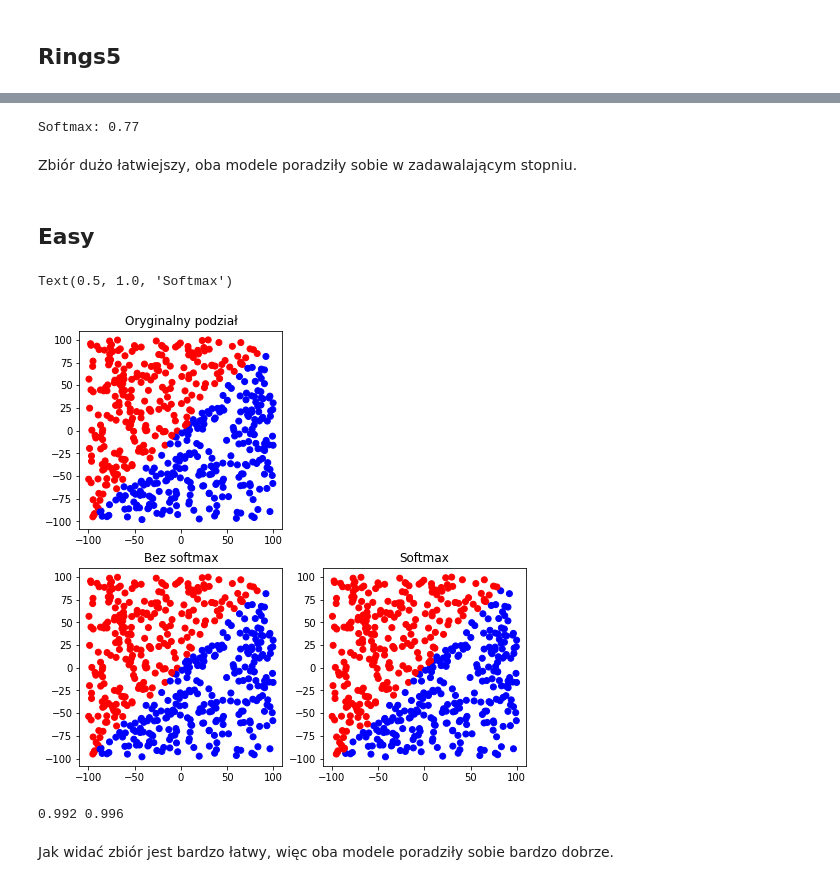
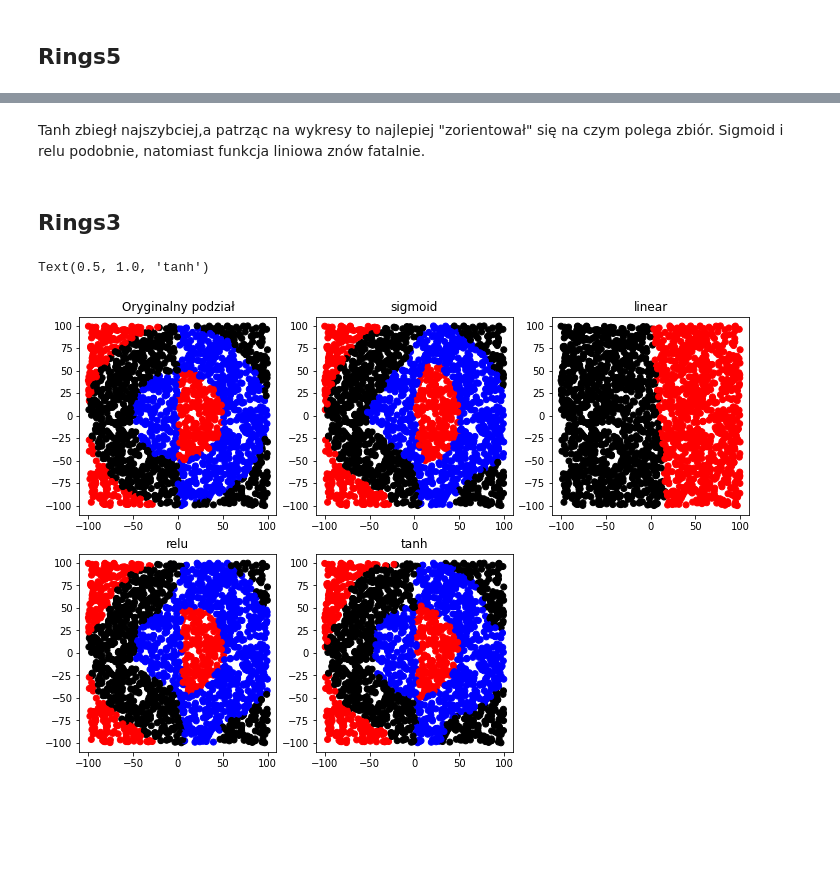
Before and after one commit to bartoszrozek/Metody-Inteligencji-Obliczeniowej, a Jupyter notebook: zadania/Lab5.ipynb, the cells around one changed output, grey strips where cells are left out. Cells and saved outputs as stored; diff of their text form; code cells hidden in the pictures; blank space fills up the shorter version.

```diff
--- a/zadania/Lab5.ipynb
+++ b/zadania/Lab5.ipynb
@@ -345,0 +359,2 @@ plt.legend()
+# %%
+iterations_set = [1,5,10,25,50]
@@ -486,17 +560,17 @@ Text(0.5, 1.0, 'Accuracy')
-# %%
-print("Softmax:",accuracy_score(test_df['c'], mlp.classify(x_test)))
-# %% [output]
-Softmax: 0.77
-# %% [markdown]
-Zbiór dużo łatwiejszy, oba modele poradziły sobie w zadawalającym stopniu.
+# %% [markdown]
+Tanh zbiegł najszybciej,a patrząc na wykresy to najlepiej "zorientował" się na czym polega zbiór. Sigmoid i relu podobnie, natomiast funkcja liniowa znów fatalnie.
 # %% [markdown]
-## Easy
+## Rings3
 # %%
-train_df = pd.read_csv('mio_data/classification/easy-training.csv')
-test_df = pd.read_csv('mio_data/classification/easy-test.csv')
+train_df = pd.read_csv('mio_data/classification/rings3-regular-training.csv')
+test_df = pd.read_csv('mio_data/classification/rings3-regular-test.csv')
 
-x = np.asarray(train_df[['x', 'y']])
-x_test = np.asarray(test_df[['x', 'y']])
+normalized_train_df=(train_df-train_df.mean())/train_df.std()
+normalized_test_df=(test_df-test_df.mean())/test_df.std()
+
+
+x = np.asarray(normalized_train_df[['x', 'y']])
+x_test = np.asarray(normalized_test_df[['x', 'y']])
 c = np.asarray(train_df['c']).reshape(-1, 1)
 c_test = np.asarray(test_df['c']).reshape(-1, 1)
 
@@ -514,0 +578,2 @@ mlp_softmax.learn(x = x, y = encoded, alpha = 0.01, iterations = 100, method = "
+# %%
+iterations_set = [1,5,10,25,50,100]
@@ -515,26 +639,27 @@ mlp_softmax.learn(x = x, y = encoded, alpha = 0.01, iterations = 100, method = "
 # %%
-colors = ['red','green','blue']
+colors = ['red','green','blue', "yellow", "black"]
 
-fig = plt.figure(figsize=(8,8))
+fig = plt.figure(figsize=(12,8))
 
-plt.subplot(2, 2, 1)
+plt.subplot(2, 3, 1)
 plt.scatter(test_df['x'], test_df['y'], c=test_df['c'], cmap=matplotlib.colors.ListedColormap(colors))
 plt.title('Oryginalny podział')
 
-plt.subplot(2, 2, 3)
-plt.scatter(test_df['x'], test_df['y'], c= mlp.classify(x_test), cmap=matplotlib.colors.ListedColormap(colors))
-plt.title('Bez softmax')
+plt.subplot(2, 3, 2)
+plt.scatter(test_df['x'], test_df['y'], c= mlp_sigmoid.classify(x_test), cmap=matplotlib.colors.ListedColormap(colors))
+plt.title('sigmoid')
 
-plt.subplot(2, 2, 4)
-plt.scatter(test_df['x'], test_df['y'], c= mlp_softmax.classify(x_test), cmap=matplotlib.colors.ListedColormap(colors))
-plt.title('Softmax')
+plt.subplot(2, 3, 3)
+plt.scatter(test_df['x'], test_df['y'], c= mlp_linear.classify(x_test), cmap=matplotlib.colors.ListedColormap(colors))
+plt.title('linear')
+
+plt.subplot(2, 3, 4)
+plt.scatter(test_df['x'], test_df['y'], c= mlp_relu.classify(x_test), cmap=matplotlib.colors.ListedColormap(colors))
+plt.title('relu')
+
+plt.subplot(2, 3, 5)
+plt.scatter(test_df['x'], test_df['y'], c= mlp_tanh.classify(x_test), cmap=matplotlib.colors.ListedColormap(colors))
+plt.title('tanh')
 # %% [output]
-Text(0.5, 1.0, 'Softmax')
+Text(0.5, 1.0, 'tanh')
-[figure, old version]
+[figure, new version]
-# %%
-print(accuracy_score(test_df['c'], mlp_softmax.classify(x_test)),
-accuracy_score(test_df['c'], mlp.classify(x_test)))
-# %% [output]
-0.992 0.996
-# %% [markdown]
-Jak widać zbiór jest bardzo łatwy, więc oba modele poradziły sobie bardzo dobrze.
```
Also changed, not shown: parts of 19 cells of this notebook.
